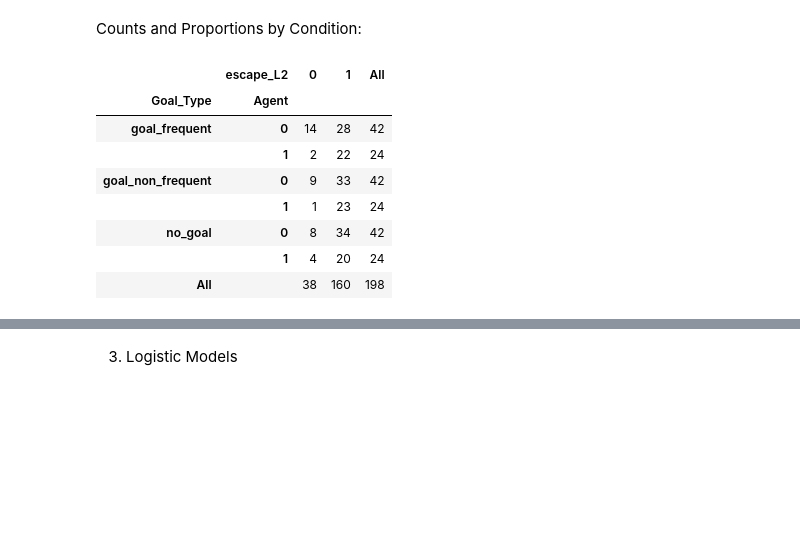
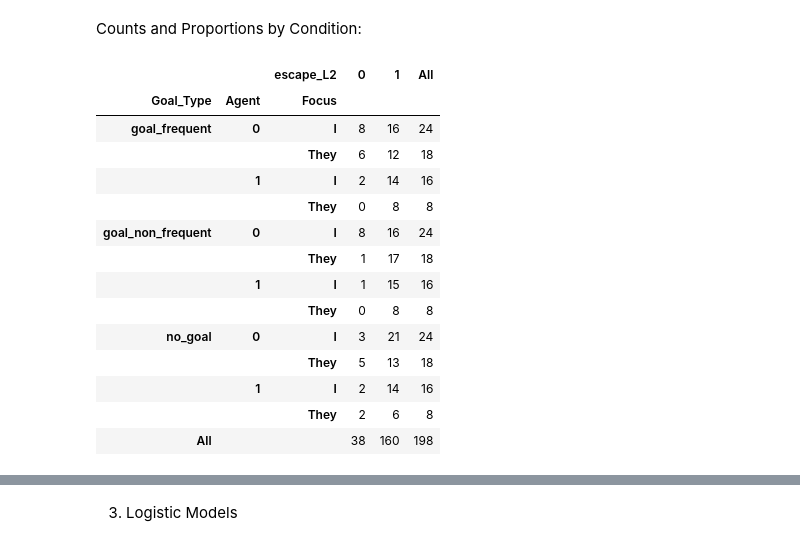
Before and after one commit to RoSoMu/counterfactual-desiderative-processing, a Jupyter notebook: notebooks/modeling/08_escape_L2.ipynb, the cells around one changed output, grey strips where cells are left out. Cells and saved outputs as stored; diff of their text form; code cells hidden in the pictures; blank space fills up the shorter version.

```diff
--- a/notebooks/modeling/08_escape_L2.ipynb
+++ b/notebooks/modeling/08_escape_L2.ipynb
@@ -60,20 +75,27 @@ From 198 observations, almost 80% of responses managed to escape L2_other option
 Counts and Proportions by Condition:
 # %%
 counts_condition = pd.crosstab(
-    [subgroup_theoretical["Goal_Type"], subgroup_theoretical["Agent"]],
+    [subgroup_theoretical["Goal_Type"], subgroup_theoretical["Agent"], subgroup_theoretical["Focus"]],
     subgroup_theoretical["escape_L2"],
+    dropna= False,
     margins = True)
 
 counts_condition
 # %% [output]
-|  | escape_L2 | 0 | 1 | All |
-| Goal_Type | Agent |  |  |  |
-| goal_frequent | 0 | 14 | 28 | 42 |
-|  | 1 | 2 | 22 | 24 |
-| goal_non_frequent | 0 | 9 | 33 | 42 |
-|  | 1 | 1 | 23 | 24 |
-| no_goal | 0 | 8 | 34 | 42 |
-|  | 1 | 4 | 20 | 24 |
-| All |  | 38 | 160 | 198 |
+|  |  | escape_L2 | 0 | 1 | All |
+| Goal_Type | Agent | Focus |  |  |  |
+| goal_frequent | 0 | I | 8 | 16 | 24 |
+|  |  | They | 6 | 12 | 18 |
+|  | 1 | I | 2 | 14 | 16 |
+|  |  | They | 0 | 8 | 8 |
+| goal_non_frequent | 0 | I | 8 | 16 | 24 |
+|  |  | They | 1 | 17 | 18 |
+|  | 1 | I | 1 | 15 | 16 |
+|  |  | They | 0 | 8 | 8 |
+| no_goal | 0 | I | 3 | 21 | 24 |
+|  |  | They | 5 | 13 | 18 |
+|  | 1 | I | 2 | 14 | 16 |
+|  |  | They | 2 | 6 | 8 |
+| All |  |  | 38 | 160 | 198 |
 # %%
 props_condition = pd.crosstab(
```
Also changed, not shown: parts of 16 cells of this notebook, 3 other files.
